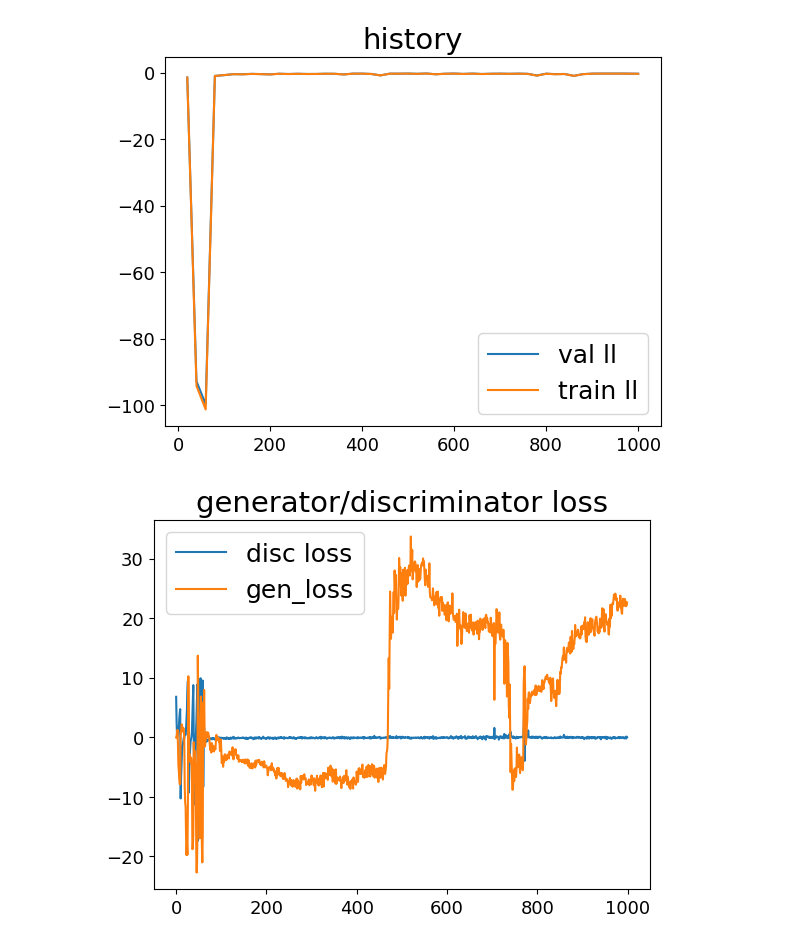
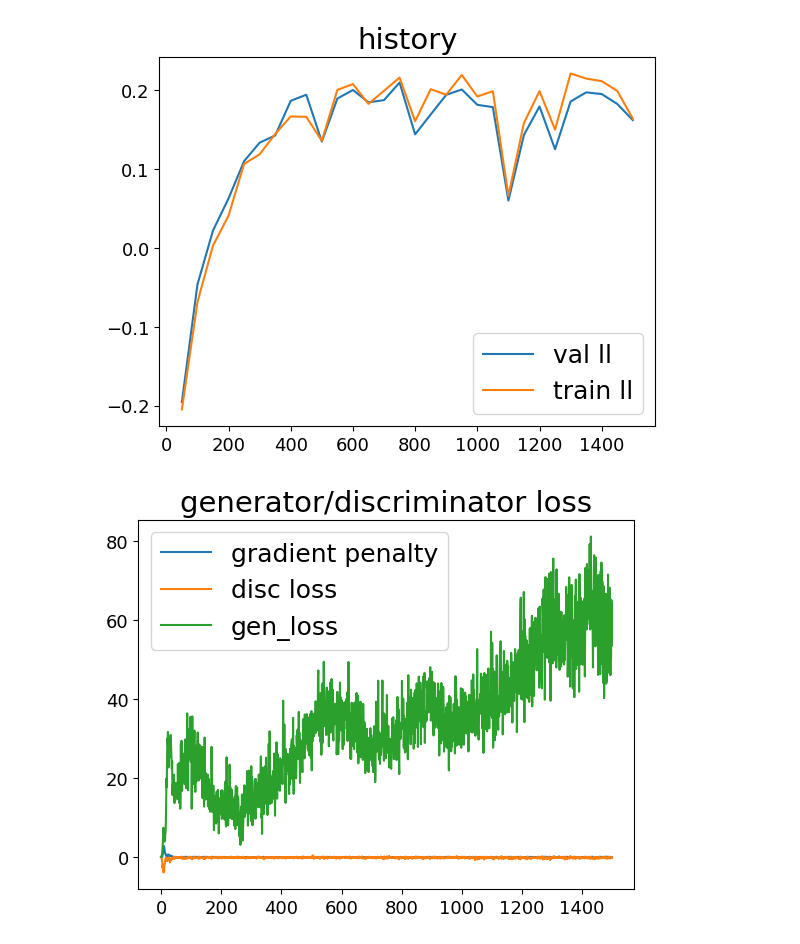
Before and after one commit to ltyap/MSc-Thesis, a Jupyter notebook: WCGAN_implementation_aero.ipynb, the cells around one changed output. Drawn from its saved outputs; the diff is of its cells as text; code cells hidden in the pictures.

```diff
--- a/WCGAN_implementation_aero.ipynb
+++ b/WCGAN_implementation_aero.ipynb
@@ -170,8 +88,11 @@ class NoiseInjection(nn.Module):
         self.activation = nn_spec["activation"]#relu
         self.nodes_per_layer = nn_spec["nodes_per_layer"]#[64, 64, 64, 64, 64, 64]
         self.other_dim = nn_spec["other_dim"]#5,#noise dimensions
-        self.cond_dim = nn_spec["cond_dim"]# 1 #data_xdim
-        self.output_dim = nn_spec["output_dim"]#1 #data_ydim
+        self.cond_dim = nn_spec["cond_dim"]# 1 #X_DIM
+        self.output_dim = nn_spec["output_dim"]#1 #Y_DIM
+        self.dropout = nn.Dropout(float(nn_spec['dropout']))
+        self.activation_final = nn_spec['activation_final'] if nn_spec['activation_final'] else None
+
 
         self.layers, self.last_layer_dim = ffsection(
             self.cond_dim, self.other_dim, self.nodes_per_layer, self.other_dim)
@@ -183,8 +104,11 @@ class NoiseInjection(nn.Module):
         for layer in self.layers:
             combined_repr = torch.cat((hidden_repr, noise), dim = 1)
             hidden_repr = self.activation(layer(combined_repr))
-
+            if self.dropout:
+                    hidden_repr = self.dropout(hidden_repr)
         hidden_repr = torch.cat((hidden_repr, noise),dim =1)
+        if self.activation_final:
+            return self.activation_final(self.output_layer(hidden_repr))
         return self.output_layer(hidden_repr)
 class FeedForward(nn.Module):
     def __init__(self, nn_spec) -> None:
@@ -194,6 +118,8 @@ class FeedForward(nn.Module):
         self.other_dim = nn_spec["other_dim"]
         self.cond_dim = nn_spec["cond_dim"]
         self.output_dim = nn_spec["output_dim"]
+        self.dropout = nn.Dropout(float(nn_spec['dropout']))
+        self.activation_final = nn_spec['activation_final'] if nn_spec['activation_final'] else None
 
         self.layers, self.last_layer_dim = ffsection(
             self.cond_dim, self.other_dim, self.nodes_per_layer)
@@ -201,6 +127,10 @@ class FeedForward(nn.Module):
     def forward(self, x):
         for layer in self.layers:
             x = self.activation(layer(x))
+            if self.dropout:
+                x = self.dropout(x)
+        if self.activation_final:
+            return self.activation_final(self.output_layer(x))
         return self.output_layer(x)#no activation fnc before output
 class DoubleInputNetwork(nn.Module):
     def __init__(self, nn_spec) -> None:
@@ -705,9 +700,9 @@ def get_samples(model,input,num_samples=1000):
 # %%
 #create nn spec for discriminator and generator
 config = {
-    "noise_dim": 30,
-    "epochs": 1000,
-    "num_batches": 200,
+    "noise_dim": 2,
+    "epochs": 1500,
+    "batch_size": 200,
     "gen_lr": 1e-4,
     "disc_lr": 1e-4,
     "val_interval": 20,
@@ -717,28 +712,37 @@ config = {
     "kernel_scale_min": 0.001,
     "kernel_scale_max": 0.5,
     "scatter": 0,
+    "pdf_index":"3600",
     "kde_batch_size": 10,
+    "n_critic": 5,
+    "lambda_gp": 0.05
 }
 nn_spec = {'gen_spec' : {
     "other_dim": config["noise_dim"],#noise dimensions
-    "cond_dim": data_xdim,#conditioning data
-    "nodes_per_layer": [64, 64, 64, 64, 64, 64],
-    "output_dim": data_ydim,#fake data dimensions
-    "activation": F.relu,
-    "type": NoiseInjection
+    "cond_dim": X_DIM,#conditioning data
+    "nodes_per_layer": [40,40,40,40],
+    "output_dim": Y_DIM,#fake data dimensions
+    "activation": nn.ReLU(),
+    "type": FeedForward,
+    "dropout":"0",
+    "activation_final": 0
 },
-'disc_spec': {
-    "other_dim": data_ydim,#actual data dimensions
-    "cond_dim": data_xdim,
-    "nodes_per_layer": [64, 64, 64, 64, 64, 64],
-    "cond_layers": [64,64],
-    "other_layers":[64,64],
+'critic_spec': {
+    "other_dim": Y_DIM,#actual data dimensions
+    "cond_dim": X_DIM,
+    "nodes_per_layer": [40,40,40,40],
+    # "cond_layers": [64,64],
+    # "other_layers":[64,64],
     "output_dim": 1,#output logit
-    "activation": F.relu,
-    "type": DoubleInputNetwork
+    "activation":nn.ReLU(),
+    "type": FeedForward,
+    "dropout": '0',
+    "activation_final": 0
 }
 }
 
+print(config)
+print(nn_spec)
 wcgan_model = WCGAN(config, nn_spec)
 wcgan_model.train(train_data,val_func)
 # %% [output]
@@ -762,3 +768,3 @@ best epoch:%g 539
-[figure, old version]
+[figure, new version]
-[figure, old version]
+[figure, new version]
 # %%
```
Also changed, not shown: parts of 14 cells of this notebook, 8 other files.
